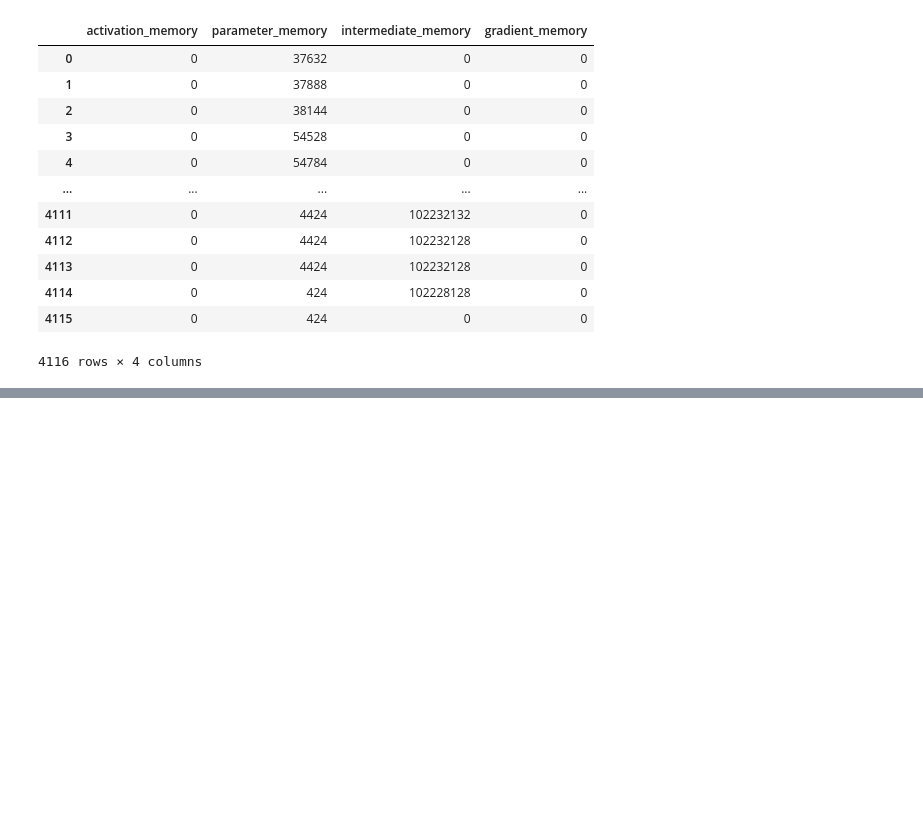
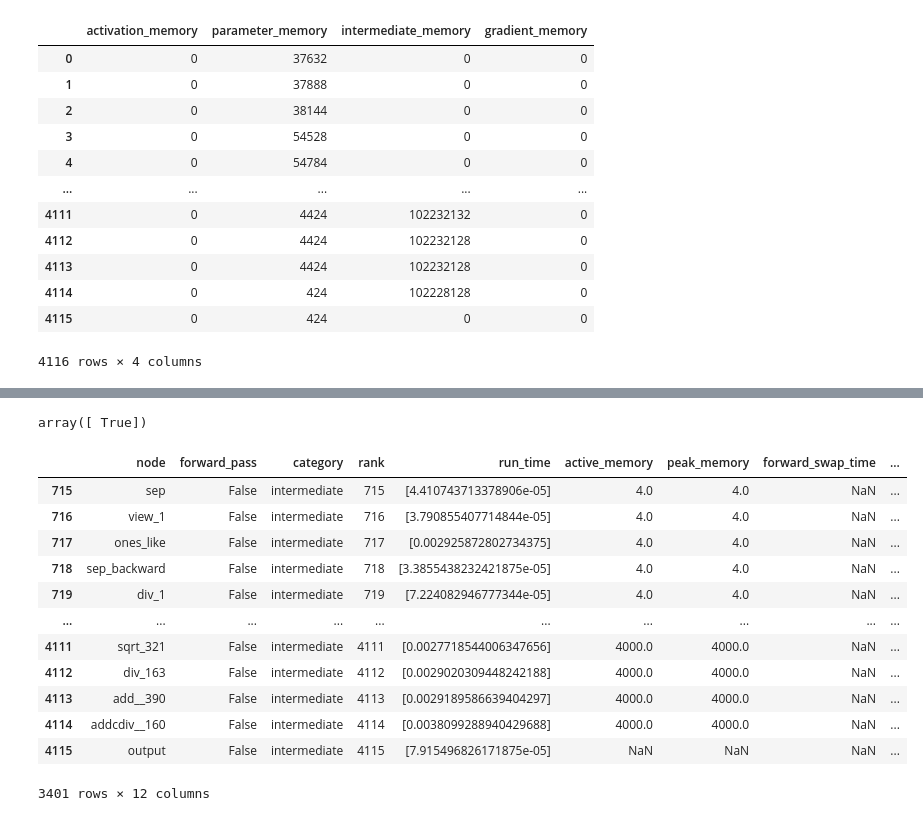
Before and after one commit to ttoe05/cs265-mlsys-2024, a Jupyter notebook: src/Untitled1.ipynb, the cells around one changed output, grey strips where cells are left out. Saved outputs shown, nothing was run; the diff lists cells and outputs as text; code cells hidden in the pictures; blank space fills up the shorter version.

```diff
--- a/src/Untitled1.ipynb
+++ b/src/Untitled1.ipynb
@@ -214,0 +253,20 @@ plt.show()
+# %%
+df[~ df['inactive_time'].isna()]['forward_pass'].unique()
+# %% [output]
+array([ True])
+# %%
+df[df['forward_pass'] == False]
+# %% [output]
+|  | node | forward_pass | category | rank | run_time | active_memory | peak_memory | forward_swap_time | ... |
+| 715 | sep | False | intermediate | 715 | [4.410743713378906e-05] | 4.0 | 4.0 | NaN | ... |
+| 716 | view_1 | False | intermediate | 716 | [3.790855407714844e-05] | 4.0 | 4.0 | NaN | ... |
+| 717 | ones_like | False | intermediate | 717 | [0.002925872802734375] | 4.0 | 4.0 | NaN | ... |
+| 718 | sep_backward | False | intermediate | 718 | [3.3855438232421875e-05] | 4.0 | 4.0 | NaN | ... |
+| 719 | div_1 | False | intermediate | 719 | [7.224082946777344e-05] | 4.0 | 4.0 | NaN | ... |
+| ... | ... | ... | ... | ... | ... | ... | ... | ... | ... |
+| 4111 | sqrt_321 | False | intermediate | 4111 | [0.0027718544006347656] | 4000.0 | 4000.0 | NaN | ... |
+| 4112 | div_163 | False | intermediate | 4112 | [0.0029020309448242188] | 4000.0 | 4000.0 | NaN | ... |
+| 4113 | add__390 | False | intermediate | 4113 | [0.0029189586639404297] | 4000.0 | 4000.0 | NaN | ... |
+| 4114 | addcdiv__160 | False | intermediate | 4114 | [0.0038099288940429688] | 4000.0 | 4000.0 | NaN | ... |
+| 4115 | output | False | intermediate | 4115 | [7.915496826171875e-05] | NaN | NaN | NaN | ... |
+3401 rows × 12 columns
```
Also changed, not shown: parts of 10 cells of this notebook, 2 other files.
